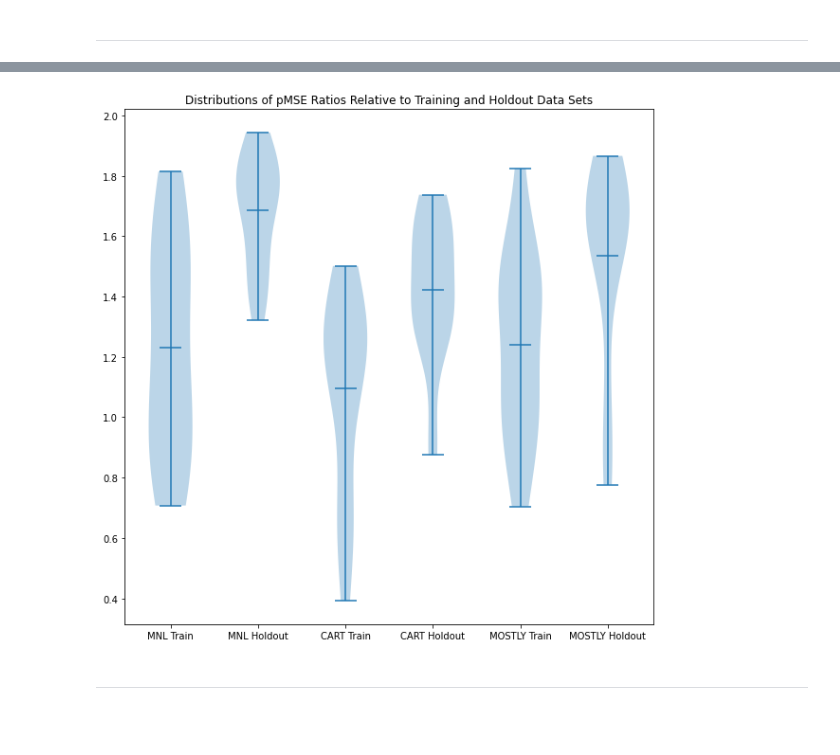
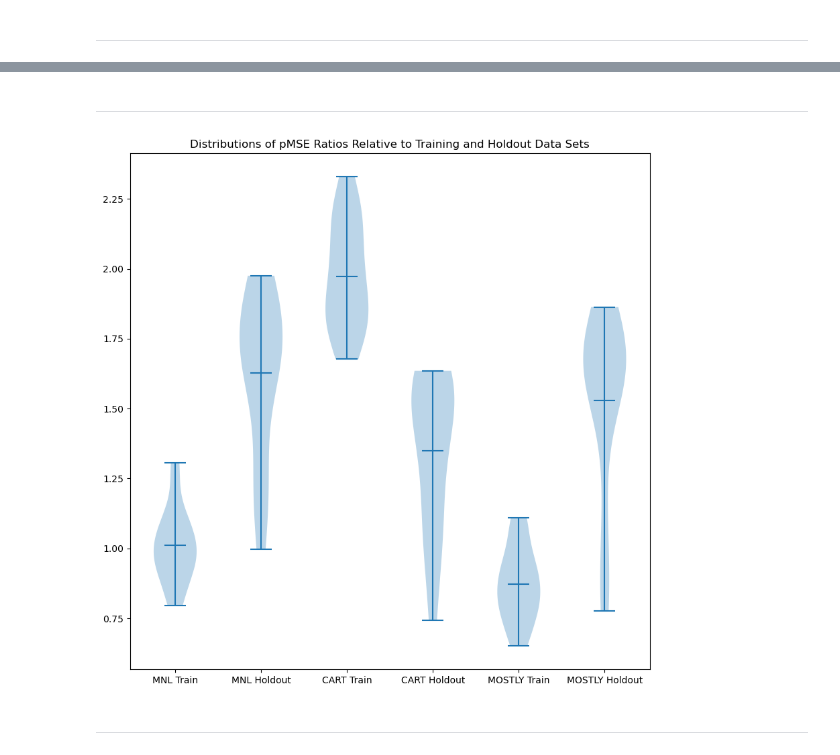
Before and after one commit to cdbale/optimized-sequential-synthesis, a Jupyter notebook: Utility_Analysis_Holdout.ipynb, the cells around one changed output, grey strips where cells are left out. Cells and saved outputs as stored; diff of their text form; code cells hidden in the pictures; blank space fills up the shorter version.

```diff
--- a/Utility_Analysis_Holdout.ipynb
+++ b/Utility_Analysis_Holdout.ipynb
@@ -180,5 +188,5 @@ np.mean(cart_ratios_holdout)
 # %%
 # mostly_ratios_holdout = [pmse_ratio(holdout_data, Y) for Y in sXs_mostly]
-mostly_ratios_holdout = cart_pmse_ratio(holdout_data, sXs_mostly)
+mostly_ratios_holdout, null_mostly_holdout = cart_pmse_ratio(holdout_data, sXs_mostly)
 np.mean(mostly_ratios_holdout)
 # %% [output]
@@ -188,20 +348,28 @@ np.mean(mostly_ratios_holdout)
+# %%
+ratios = [pmse_ratio(train_data, x) for x in sXs_mnl]
+# %%
+ratios_cart = [pmse_ratio(train_data, x) for x in sXs_cart]
+# %%
+ratios_mostly = [pmse_ratio(train_data, x) for x in sXs_mostly]
+# %% [markdown]
+***
 # %%
 # Combine data
-plot_data = list([ratios, ratios_holdout, cart_ratios, cart_ratios_holdout, mostly_ratios, mostly_ratios_holdout])
+plot_data = list([ratios, ratios_holdout, ratios_cart, cart_ratios_holdout, ratios_mostly, mostly_ratios_holdout])
 
 fig, ax = plt.subplots(figsize=(10,10))
 
 xticklabels = ["MNL Train", "MNL Holdout", "CART Train", "CART Holdout", "MOSTLY Train", "MOSTLY Holdout"]
 ax.set_xticks([1, 2, 3, 4, 5, 6])
 ax.set_xticklabels(xticklabels)
 
 ax.violinplot(plot_data, showmeans=True)
 
 plt.title("Distributions of pMSE Ratios Relative to Training and Holdout Data Sets")
 
 plt.show()
 # %% [output]
-[figure, old version]
+[figure, new version]
 # %% [markdown]
 ***
 # %% [markdown]
```
Also changed, not shown: parts of 38 cells of this notebook, 8 other files.
